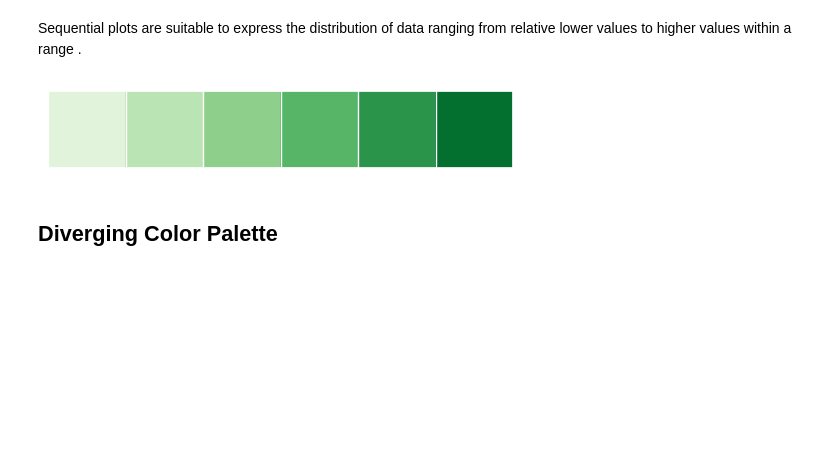
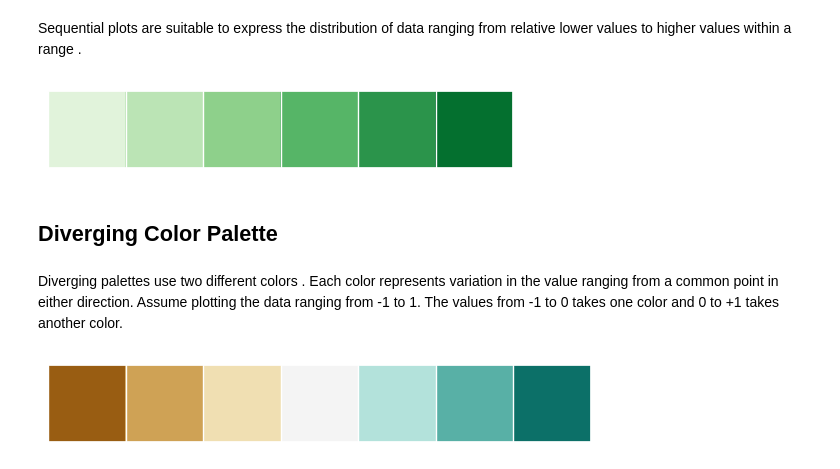
Before and after one commit to jai050803/seaborn_tutorial, a Jupyter notebook: seaborn1.ipynb, the cells around one changed output. Saved outputs shown, nothing was run; the diff lists cells and outputs as text; code cells hidden in the pictures; blank space fills up the shorter version.

Commit message:
color palette

```diff
--- a/seaborn1.ipynb
+++ b/seaborn1.ipynb
@@ -210,3 +210,12 @@ plt.show()
 [figure]
 # %% [markdown]
 ## Diverging Color Palette
+# %% [markdown]
+Diverging palettes use two different colors . Each color represents variation in the value
+ranging from a common point in either direction. Assume plotting the data ranging from -1 to 1. The values from -1 to 0 takes one color and 0 to +1 takes another color.
+# %%
+current_palette = sns.color_palette()
+sns.palplot(sns.color_palette("BrBG", 7))
+plt.show()
+# %% [output]
+[figure, added]
```
